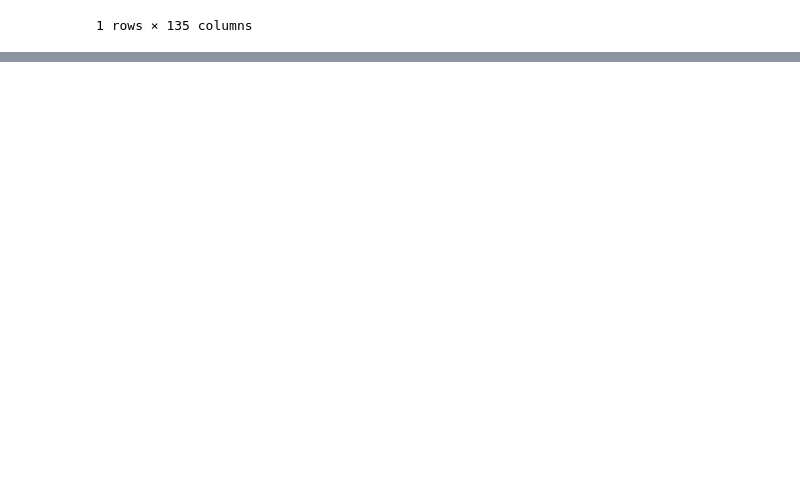
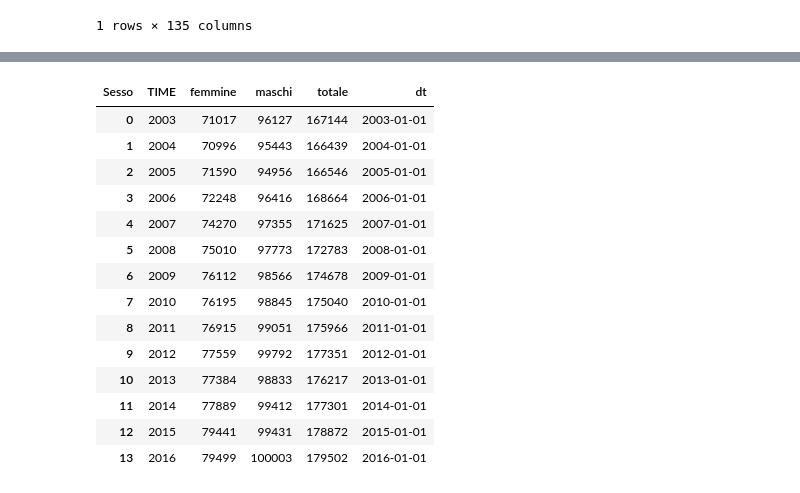
Before and after one commit to pagopa-archive/nteract-on-ckan, a Jupyter notebook: open-notebooks-example/italy_mortality.ipynb, the cells around one changed output, grey strips where cells are left out. Drawn from its saved outputs; the diff is of its cells as text; code cells hidden in the pictures; blank space fills up the shorter version.

```diff
--- a/open-notebooks-example/italy_mortality.ipynb
+++ b/open-notebooks-example/italy_mortality.ipynb
@@ -491,3 +491,24 @@ pct_territorio_cum_sum.sort_values(by=2016, ascending=True, axis=1).iloc[:,0:15]
 | 2014 | -0.406032 | -0.190198 | -0.189673 | -0.015628 | -0.063431 | -0.094016 | -0.069636 | -0.007478 | -0.106692 | ... |
 | 2015 | -0.379454 | -0.173703 | -0.107199 | 0.038191 | -0.057047 | 0.023057 | -0.053857 | -0.065999 | -0.052428 | ... |
 | 2016 | -0.394017 | -0.151391 | -0.131537 | -0.085367 | -0.078097 | -0.077380 | -0.077241 | -0.075562 | -0.074487 | ... |
+# %%
+#pivot['dt'] = pd.to_datetime(pivot.TIME, format='%Y')
+dt = pivot.reset_index()
+dt['dt'] = pd.to_datetime(dt.TIME, format='%Y')
+dt
+# %% [output]
+| Sesso | TIME | femmine | maschi | totale | dt |
+| 0 | 2003 | 71017 | 96127 | 167144 | 2003-01-01 |
+| 1 | 2004 | 70996 | 95443 | 166439 | 2004-01-01 |
+| 2 | 2005 | 71590 | 94956 | 166546 | 2005-01-01 |
+| 3 | 2006 | 72248 | 96416 | 168664 | 2006-01-01 |
+| 4 | 2007 | 74270 | 97355 | 171625 | 2007-01-01 |
+| 5 | 2008 | 75010 | 97773 | 172783 | 2008-01-01 |
+| 6 | 2009 | 76112 | 98566 | 174678 | 2009-01-01 |
+| 7 | 2010 | 76195 | 98845 | 175040 | 2010-01-01 |
+| 8 | 2011 | 76915 | 99051 | 175966 | 2011-01-01 |
+| 9 | 2012 | 77559 | 99792 | 177351 | 2012-01-01 |
+| 10 | 2013 | 77384 | 98833 | 176217 | 2013-01-01 |
+| 11 | 2014 | 77889 | 99412 | 177301 | 2014-01-01 |
+| 12 | 2015 | 79441 | 99431 | 178872 | 2015-01-01 |
+| 13 | 2016 | 79499 | 100003 | 179502 | 2016-01-01 |
```
